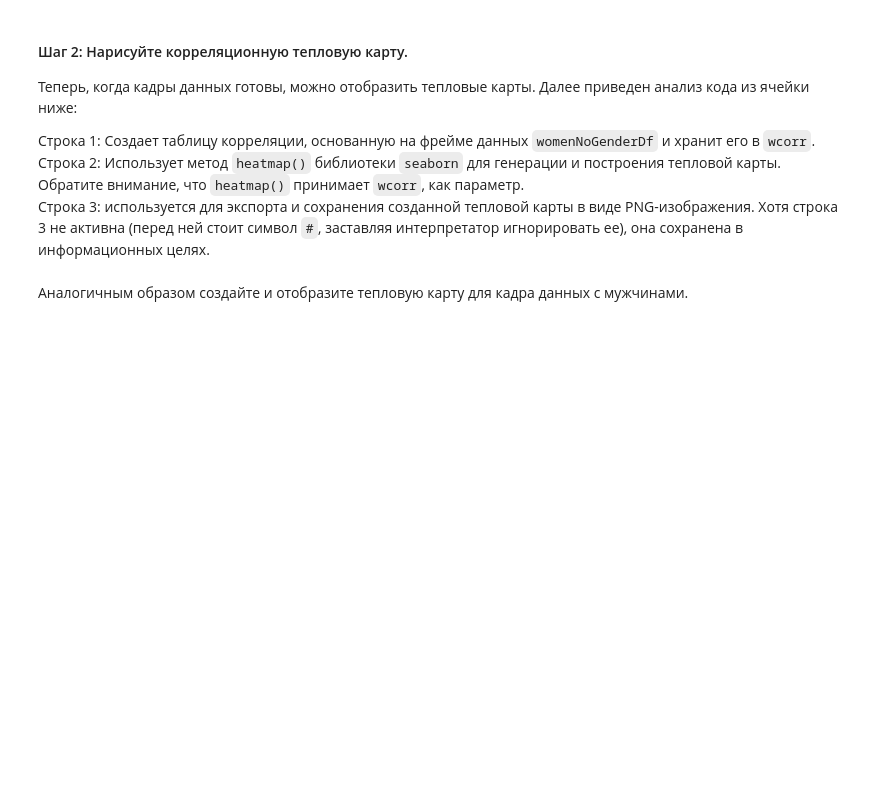
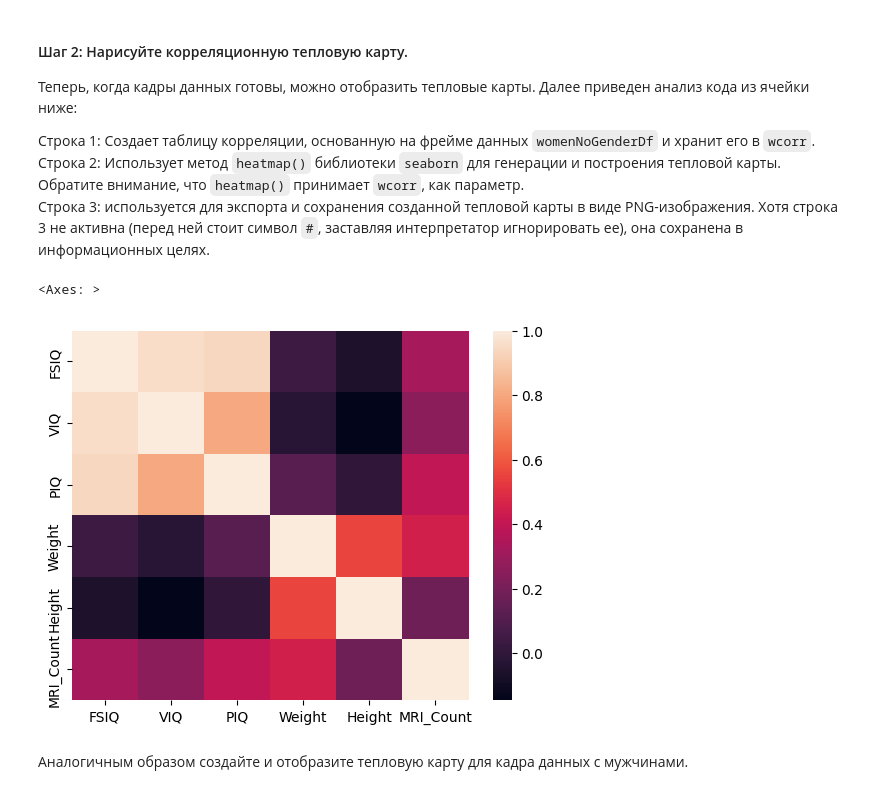
Before and after one commit to vimkill/lab2, a Jupyter notebook: correlation.ipynb, the cells around one changed output. Cells and saved outputs as stored; diff of their text form; code cells hidden in the pictures; blank space fills up the shorter version.

```diff
--- a/correlation.ipynb
+++ b/correlation.ipynb
@@ -218,10 +218,13 @@ menDf.corr(method='pearson', numeric_only=True)
 # %%
 # Ячейка для кода № 12
 import seaborn as sns
 
-wcorr = womenDf.corr()
+wcorr = womenDf.corr(numeric_only=True)
 sns.heatmap(wcorr)
 #plt.savefig('attribute_correlations.png', tight_layout=True)
+# %% [output]
+<Axes: >
+[figure, added]
 # %% [markdown]
 Аналогичным образом создайте и отобразите тепловую карту для кадра данных с мужчинами.
 # %%
```
Also changed, not shown: parts of 8 cells of this notebook.
